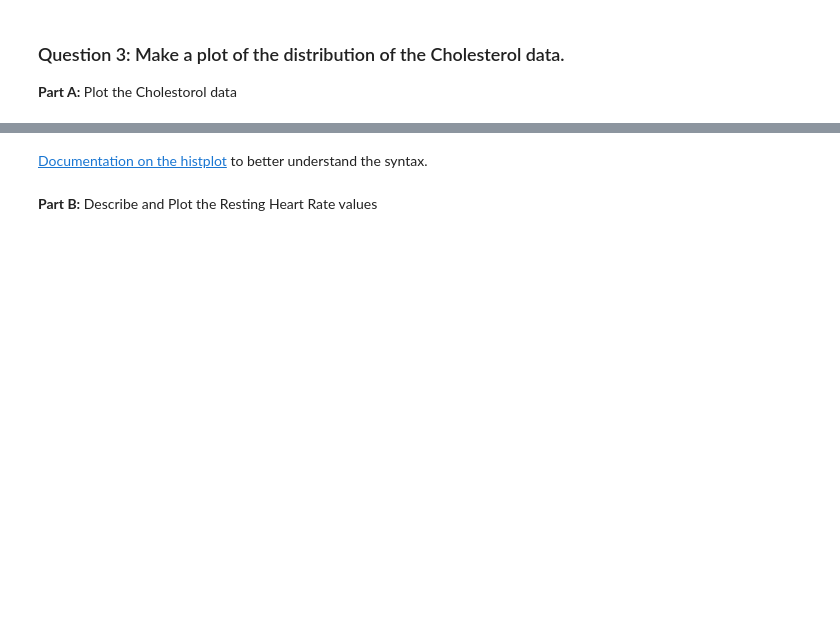
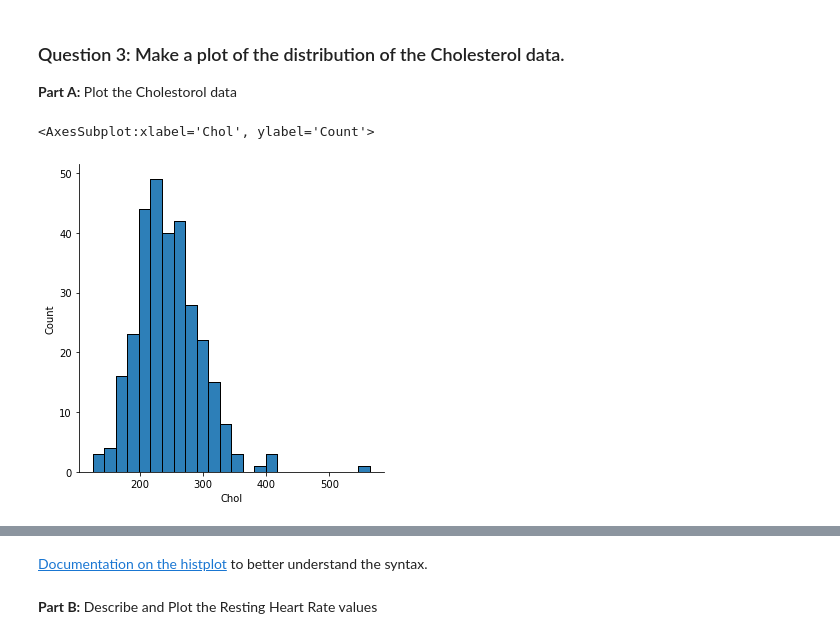
Before and after one commit to theuseriam/DataCleaning-Heart-Data, a Jupyter notebook: Univariate and Multivariate Charts and Plots Notebook .ipynb, the cells around one changed output, grey strips where cells are left out. Saved outputs shown, nothing was run; the diff lists cells and outputs as text; code cells hidden in the pictures; blank space fills up the shorter version.

```diff
--- a/Univariate and Multivariate Charts and Plots Notebook .ipynb
+++ b/Univariate and Multivariate Charts and Plots Notebook .ipynb
@@ -154,14 +247,18 @@ df["Chol"].describe()
 # %%
 # Plot the distribution here:
 
 sns.displot(df.Chol.dropna())
 
 # Why is this a "histplot" and not a "distplot"?
 # According to the seaborn (sns) documentation,
 #  the "distplot" is a depricated function and will be removed in a future version.
 # So let's explore other options in this learning space.
 
 # Could also try to use sns.histplot(df.Chol.dropna())
+sns.histplot(df.Chol.dropna())
+# %% [output]
+<AxesSubplot:xlabel='Chol', ylabel='Count'>
+[figure, added]
 # %%
 # Do you see any outliers?
 # %%
```
Also changed, not shown: parts of 32 cells of this notebook.
